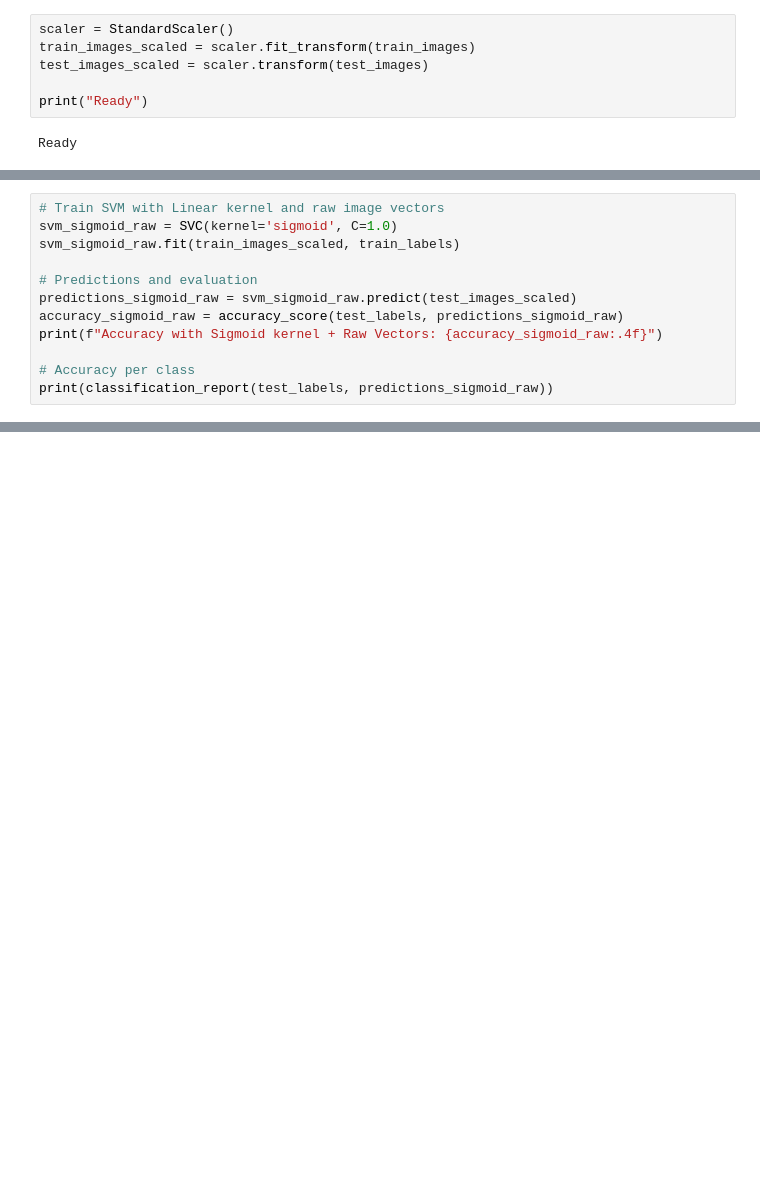
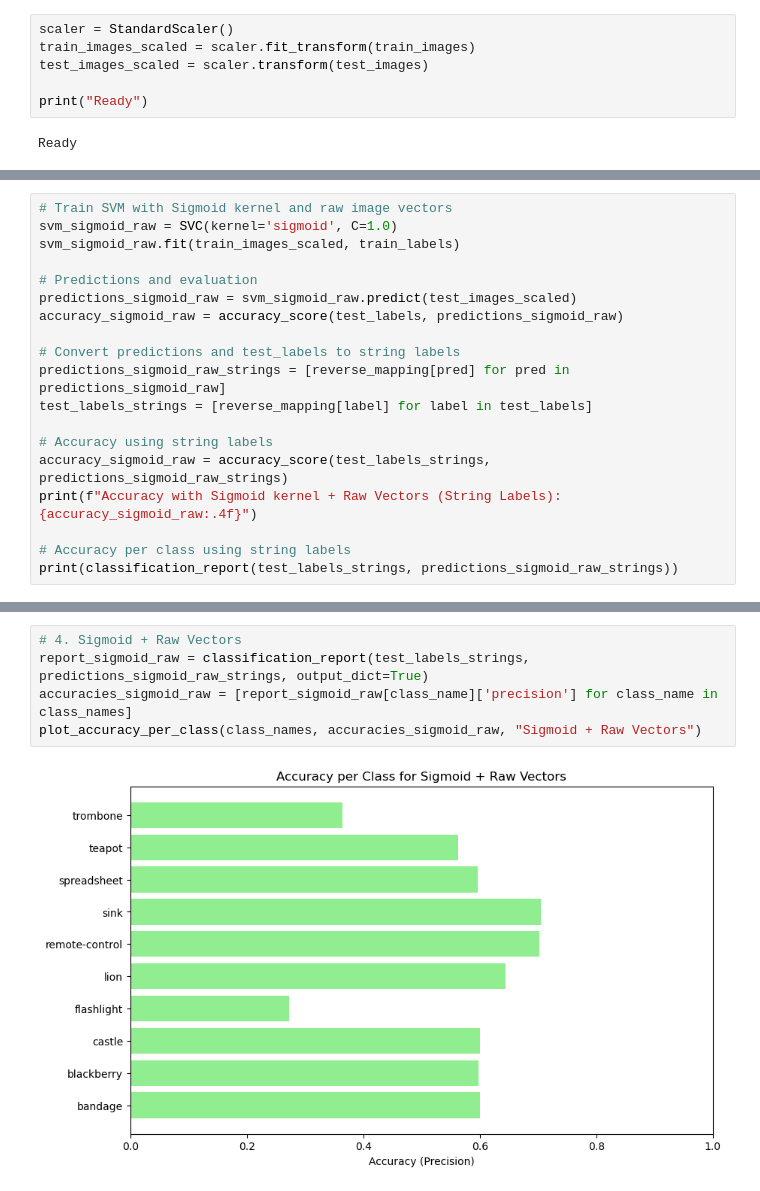
Before and after one commit to valenpy22/AA-Labs, a Jupyter notebook: Tarea1.ipynb, the cells around one changed output, grey strips where cells are left out. Saved outputs shown, nothing was run; the diff lists cells and outputs as text; blank space fills up the shorter version.

```diff
--- a/Tarea1.ipynb
+++ b/Tarea1.ipynb
@@ -209,13 +324,20 @@ weighted avg       0.21      0.20      0.14      1166
 # %%
-# Train SVM with Linear kernel and raw image vectors
+# Train SVM with Sigmoid kernel and raw image vectors
 svm_sigmoid_raw = SVC(kernel='sigmoid', C=1.0)
 svm_sigmoid_raw.fit(train_images_scaled, train_labels)
 
 # Predictions and evaluation
 predictions_sigmoid_raw = svm_sigmoid_raw.predict(test_images_scaled)
 accuracy_sigmoid_raw = accuracy_score(test_labels, predictions_sigmoid_raw)
-print(f"Accuracy with Sigmoid kernel + Raw Vectors: {accuracy_sigmoid_raw:.4f}")
 
-# Accuracy per class
-print(classification_report(test_labels, predictions_sigmoid_raw))
+# Convert predictions and test_labels to string labels
+predictions_sigmoid_raw_strings = [reverse_mapping[pred] for pred in predictions_sigmoid_raw]
+test_labels_strings = [reverse_mapping[label] for label in test_labels]
+
+# Accuracy using string labels
+accuracy_sigmoid_raw = accuracy_score(test_labels_strings, predictions_sigmoid_raw_strings)
+print(f"Accuracy with Sigmoid kernel + Raw Vectors (String Labels): {accuracy_sigmoid_raw:.4f}")
+
+# Accuracy per class using string labels
+print(classification_report(test_labels_strings, predictions_sigmoid_raw_strings))
 # %% [output]
@@ -239 +361,8 @@ weighted avg       0.62      0.61      0.61      1166
+# %%
+# 4. Sigmoid + Raw Vectors
+report_sigmoid_raw = classification_report(test_labels_strings, predictions_sigmoid_raw_strings, output_dict=True)
+accuracies_sigmoid_raw = [report_sigmoid_raw[class_name]['precision'] for class_name in class_names]
+plot_accuracy_per_class(class_names, accuracies_sigmoid_raw, "Sigmoid + Raw Vectors")
+# %% [output]
+[figure, added]
 # %%
```
Also changed, not shown: parts of 24 cells of this notebook.
